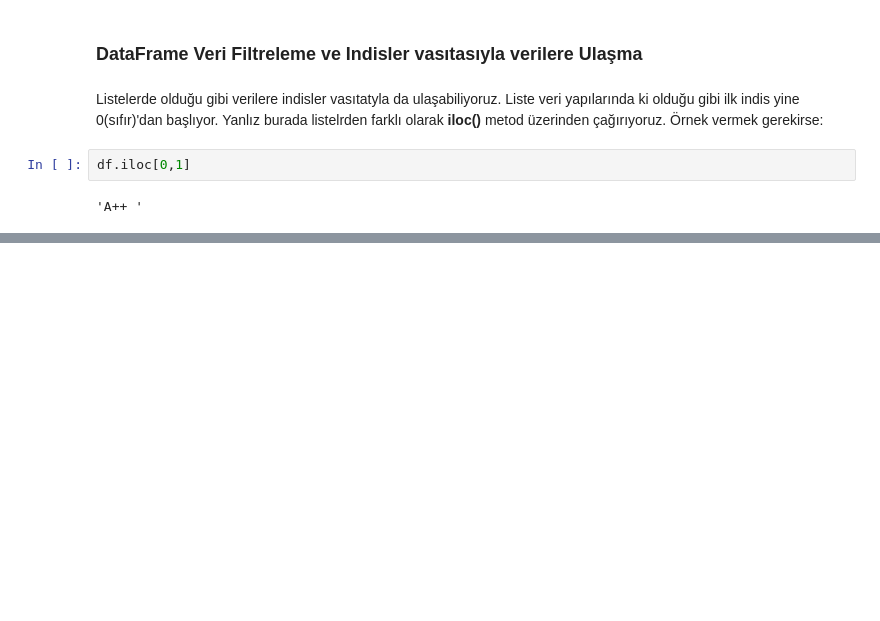
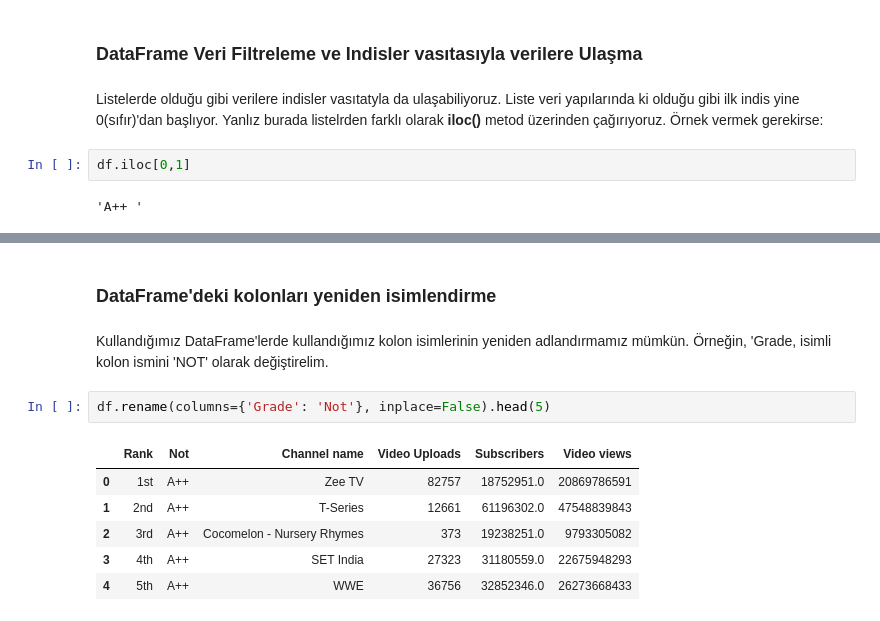
Before and after one commit to EnginKan/IleriKodlama, a Jupyter notebook: Pandas_Modülü_Giris.ipynb, the cells around one changed output, grey strips where cells are left out. Cells and saved outputs as stored; diff of their text form; blank space fills up the shorter version.

```diff
--- a/Pandas_Modülü_Giris.ipynb
+++ b/Pandas_Modülü_Giris.ipynb
@@ -129,0 +245,14 @@ Bu örnekte verimizn birinci satırndaki 2. kolondaki veriyi çekmiş olduk.
+# %% [markdown]
+### DataFrame'deki kolonları yeniden isimlendirme
+# %% [markdown]
+Kullandığımız DataFrame'lerde kullandığımız kolon isimlerinin yeniden adlandırmamız mümkün. Örneğin, 'Grade, isimli kolon ismini
+'NOT' olarak değiştirelim.
+# %%
+df.rename(columns={'Grade': 'Not'}, inplace=False).head(5)
+# %% [output]
+|  | Rank | Not | Channel name | Video Uploads | Subscribers | Video views |
+| 0 | 1st | A++ | Zee TV | 82757 | 18752951.0 | 20869786591 |
+| 1 | 2nd | A++ | T-Series | 12661 | 61196302.0 | 47548839843 |
+| 2 | 3rd | A++ | Cocomelon - Nursery Rhymes | 373 | 19238251.0 | 9793305082 |
+| 3 | 4th | A++ | SET India | 27323 | 31180559.0 | 22675948293 |
+| 4 | 5th | A++ | WWE | 36756 | 32852346.0 | 26273668433 |
```
Also changed, not shown: parts of 20 cells of this notebook.
